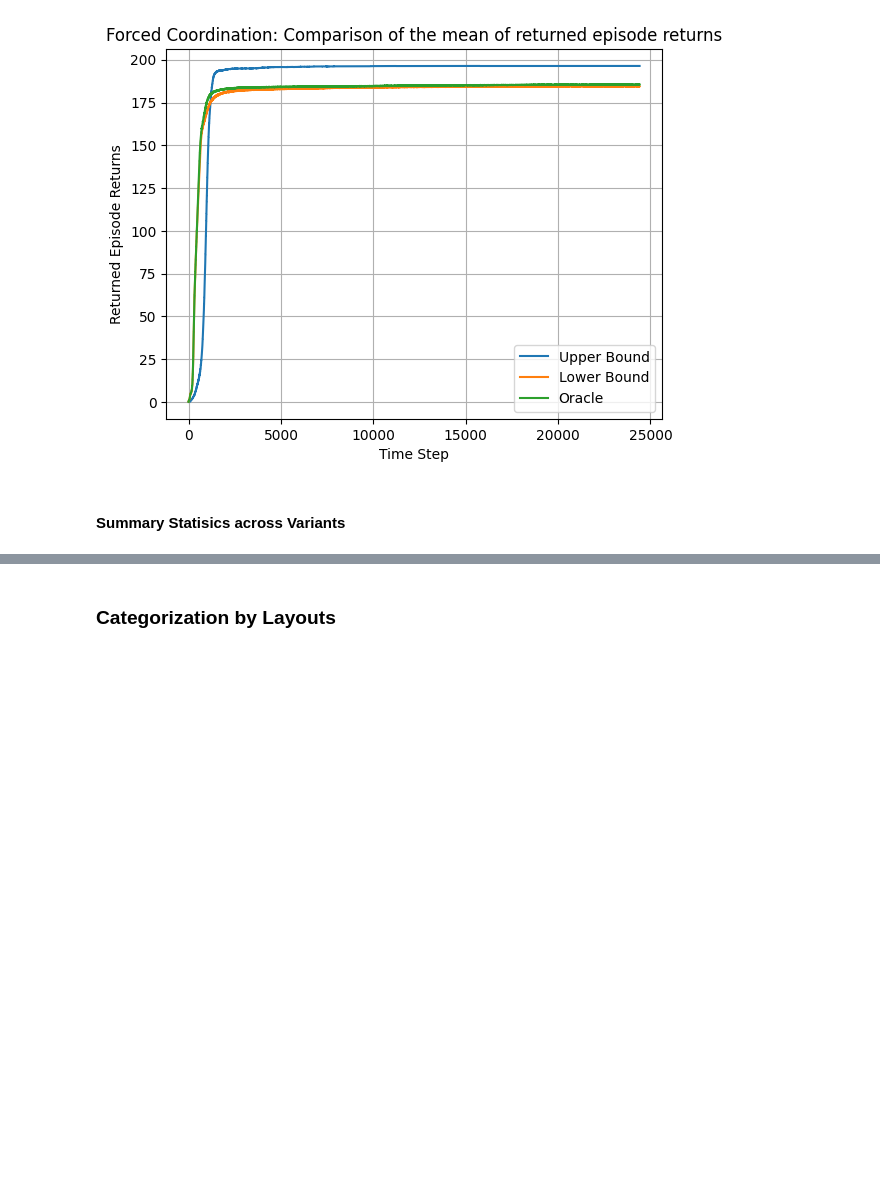
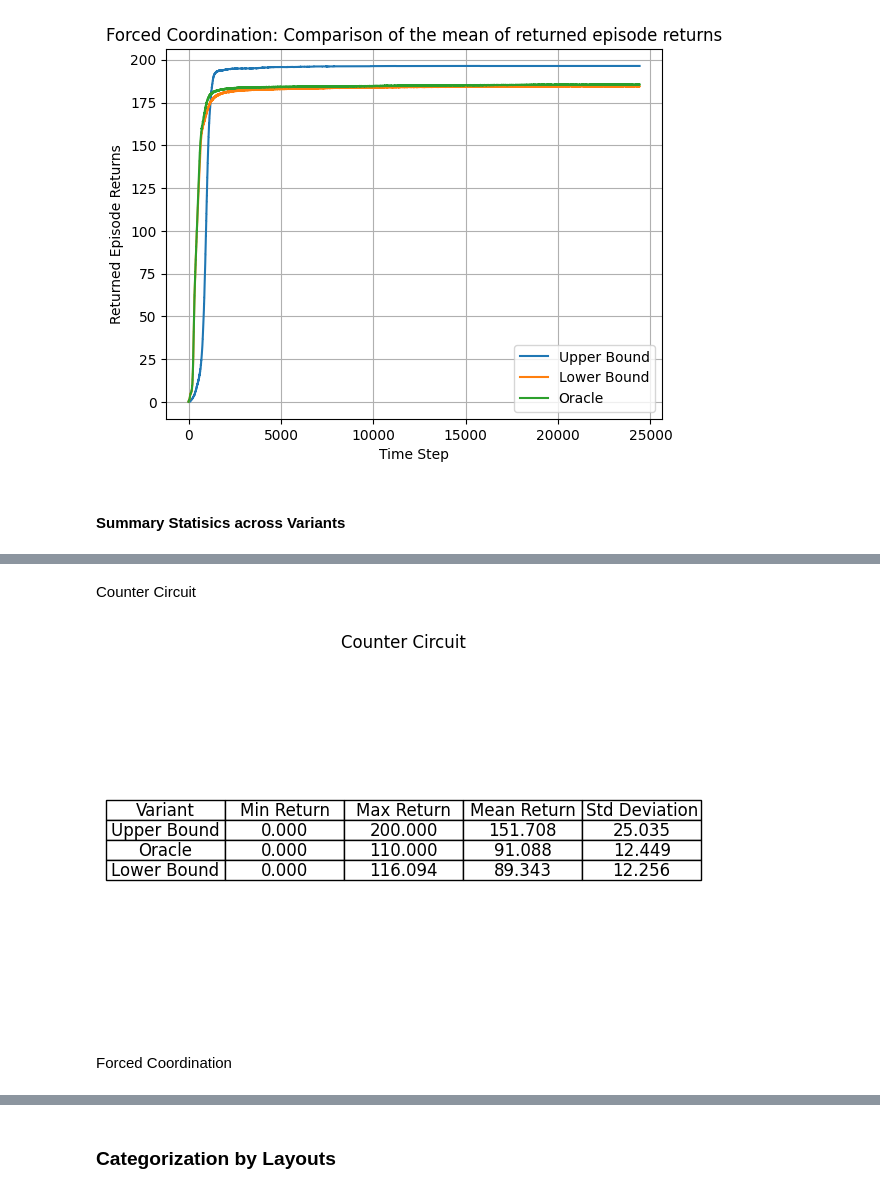
Before and after one commit to sandguine/value-of-intent, a Jupyter notebook: reward_mean_comparisons.ipynb, the cells around one changed output, grey strips where cells are left out. Saved outputs shown, nothing was run; the diff lists cells and outputs as text; code cells hidden in the pictures; blank space fills up the shorter version.

```diff
--- a/reward_mean_comparisons.ipynb
+++ b/reward_mean_comparisons.ipynb
@@ -692,0 +795,36 @@ plt.show()
+# %% [markdown]
+Counter Circuit
+# %%
+summary_data_countercircuit = {
+    'Variant': ['Upper Bound', 'Oracle', 'Lower Bound'],
+    'Min Return': [ub_returns_countercircuit.min(), op_returns_countercircuit.min(),lb_returns_countercircuit.min()],
+    'Max Return': [ub_returns_countercircuit.max(), op_returns_countercircuit.max(), lb_returns_countercircuit.max()],
+    'Mean Return': [ub_returns_countercircuit.mean(), op_returns_countercircuit.mean(), lb_returns_countercircuit.mean()],
+    'Std Deviation': [ub_returns_countercircuit.std(), op_returns_countercircuit.std(), lb_returns_countercircuit.std()]
+}
+
+summary_df_countercircuit = pd.DataFrame(summary_data_countercircuit)
+
+formatted_df_countercircuit = summary_df_countercircuit.copy()
+for col in formatted_df_countercircuit.columns[1:]:
+    formatted_df_countercircuit[col] = formatted_df_countercircuit[col].apply(lambda x: f"{x:.3f}")
+
+fig, ax = plt.subplots()
+ax.axis('tight')
+ax.axis('off')
+table = ax.table(
+    cellText=formatted_df_countercircuit.values,
+    colLabels=formatted_df_countercircuit.columns,
+    cellLoc='center',
+    loc='center'
+)
+table.auto_set_font_size(False)
+table.set_fontsize(12)
+table.scale(1.2, 1.2)
+
+plt.title("Counter Circuit")
+plt.show()
+# %% [output]
+[figure, added]
+# %% [markdown]
+Forced Coordination
```
Also changed, not shown: parts of 7 cells of this notebook.
